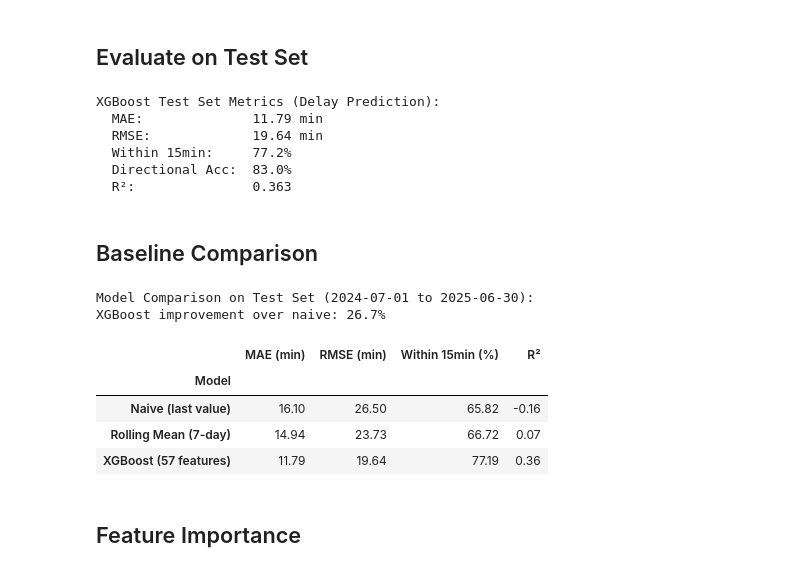
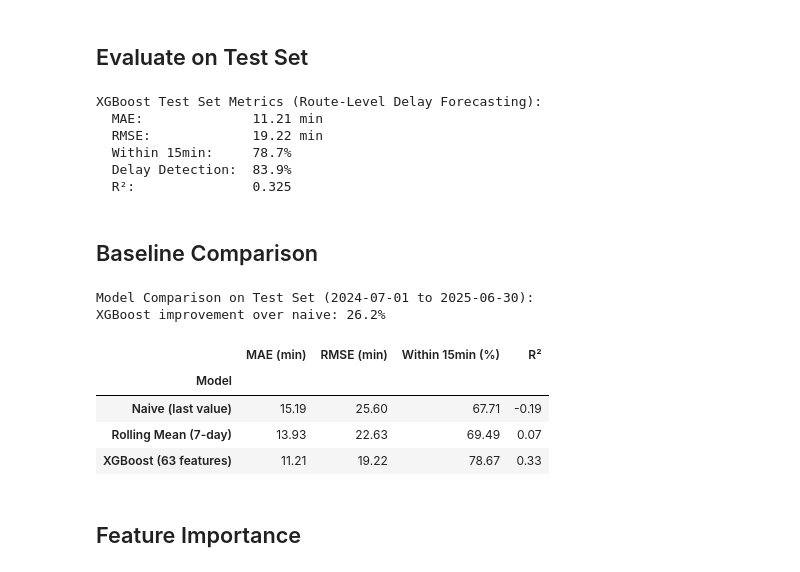
Before and after one commit to tisyasharma/flight-delay-forecasting, a Jupyter notebook: notebooks/04_xgboost_delay.ipynb, the cells around one changed output. Saved outputs shown, nothing was run; the diff lists cells and outputs as text; code cells hidden in the pictures.

```diff
--- a/notebooks/04_xgboost_delay.ipynb
+++ b/notebooks/04_xgboost_delay.ipynb
@@ -94,56 +99,56 @@ y_pred = model.predict(test_df[available_features])
 
 metrics = calculate_delay_metrics(y_test, y_pred)
 
-print('\nXGBoost Test Set Metrics (Delay Prediction):')
+print('\nXGBoost Test Set Metrics (Route-Level Delay Forecasting):')
 print(f'  MAE:              {metrics["mae"]:.2f} min')
 print(f'  RMSE:             {metrics["rmse"]:.2f} min')
 print(f'  Within 15min:     {metrics["within_15"]:.1f}%')
-print(f'  Directional Acc:  {metrics["directional"]:.1f}%')
-print(f'  R²:               {metrics["r2"]:.3f}')
+print(f'  Delay Detection:  {metrics["threshold_acc"]:.1f}%')
+print(f'  R\u00b2:               {metrics["r2"]:.3f}')
 # %% [output]
-XGBoost Test Set Metrics (Delay Prediction):
-  MAE:              11.79 min
-  RMSE:             19.64 min
-  Within 15min:     77.2%
-  Directional Acc:  83.0%
-  R²:               0.363
+XGBoost Test Set Metrics (Route-Level Delay Forecasting):
+  MAE:              11.21 min
+  RMSE:             19.22 min
+  Within 15min:     78.7%
+  Delay Detection:  83.9%
+  R²:               0.325
 # %% [markdown]
 ## Baseline Comparison
 # %%
 # compare XGBoost against naive and rolling baselines
 naive_preds = test_df.groupby('route').apply(
     lambda x: x[target_col].shift(1), include_groups=False
 ).droplevel(0).dropna()
 
 naive_targets = test_df.loc[naive_preds.index, target_col]
 naive_metrics = calculate_delay_metrics(naive_targets.values, naive_preds.values)
 
 rolling_preds = test_df.groupby('route').apply(
     lambda x: x[target_col].shift(1).rolling(7, min_periods=1).mean(), include_groups=False
 ).droplevel(0).dropna()
 
 rolling_targets = test_df.loc[rolling_preds.index, target_col]
 rolling_metrics = calculate_delay_metrics(rolling_targets.values, rolling_preds.values)
 
 comparison = pd.DataFrame([
-    {'Model': 'Naive (last value)', 'MAE (min)': naive_metrics['mae'], 'RMSE (min)': naive_metrics['rmse'], 'Within 15min (%)': naive_metrics['within_15'], 'R²': naive_metrics['r2']},
-    {'Model': 'Rolling Mean (7-day)', 'MAE (min)': rolling_metrics['mae'], 'RMSE (min)': rolling_metrics['rmse'], 'Within 15min (%)': rolling_metrics['within_15'], 'R²': rolling_metrics['r2']},
-    {'Model': 'XGBoost (57 features)', 'MAE (min)': metrics['mae'], 'RMSE (min)': metrics['rmse'], 'Within 15min (%)': metrics['within_15'], 'R²': metrics['r2']},
+    {'Model': 'Naive (last value)', 'MAE (min)': naive_metrics['mae'], 'RMSE (min)': naive_metrics['rmse'], 'Within 15min (%)': naive_metrics['within_15'], 'R\u00b2': naive_metrics['r2']},
+    {'Model': 'Rolling Mean (7-day)', 'MAE (min)': rolling_metrics['mae'], 'RMSE (min)': rolling_metrics['rmse'], 'Within 15min (%)': rolling_metrics['within_15'], 'R\u00b2': rolling_metrics['r2']},
+    {'Model': f'XGBoost ({len(available_features)} features)', 'MAE (min)': metrics['mae'], 'RMSE (min)': metrics['rmse'], 'Within 15min (%)': metrics['within_15'], 'R\u00b2': metrics['r2']},
 ]).set_index('Model').round(2)
 
 xgb_vs_naive = (naive_metrics['mae'] - metrics['mae']) / naive_metrics['mae'] * 100
 
 print('Model Comparison on Test Set (2024-07-01 to 2025-06-30):')
 print(f'XGBoost improvement over naive: {xgb_vs_naive:.1f}%')
 comparison
 # %% [output]
 Model Comparison on Test Set (2024-07-01 to 2025-06-30):
-XGBoost improvement over naive: 26.7%
+XGBoost improvement over naive: 26.2%
 |  | MAE (min) | RMSE (min) | Within 15min (%) | R² |
 | Model |  |  |  |  |
-| Naive (last value) | 16.10 | 26.50 | 65.82 | -0.16 |
-| Rolling Mean (7-day) | 14.94 | 23.73 | 66.72 | 0.07 |
-| XGBoost (57 features) | 11.79 | 19.64 | 77.19 | 0.36 |
+| Naive (last value) | 15.19 | 25.60 | 67.71 | -0.19 |
+| Rolling Mean (7-day) | 13.93 | 22.63 | 69.49 | 0.07 |
+| XGBoost (63 features) | 11.21 | 19.22 | 78.67 | 0.33 |
 # %% [markdown]
 ## Feature Importance
 # %%
```
Also changed, not shown: parts of 17 cells of this notebook.
